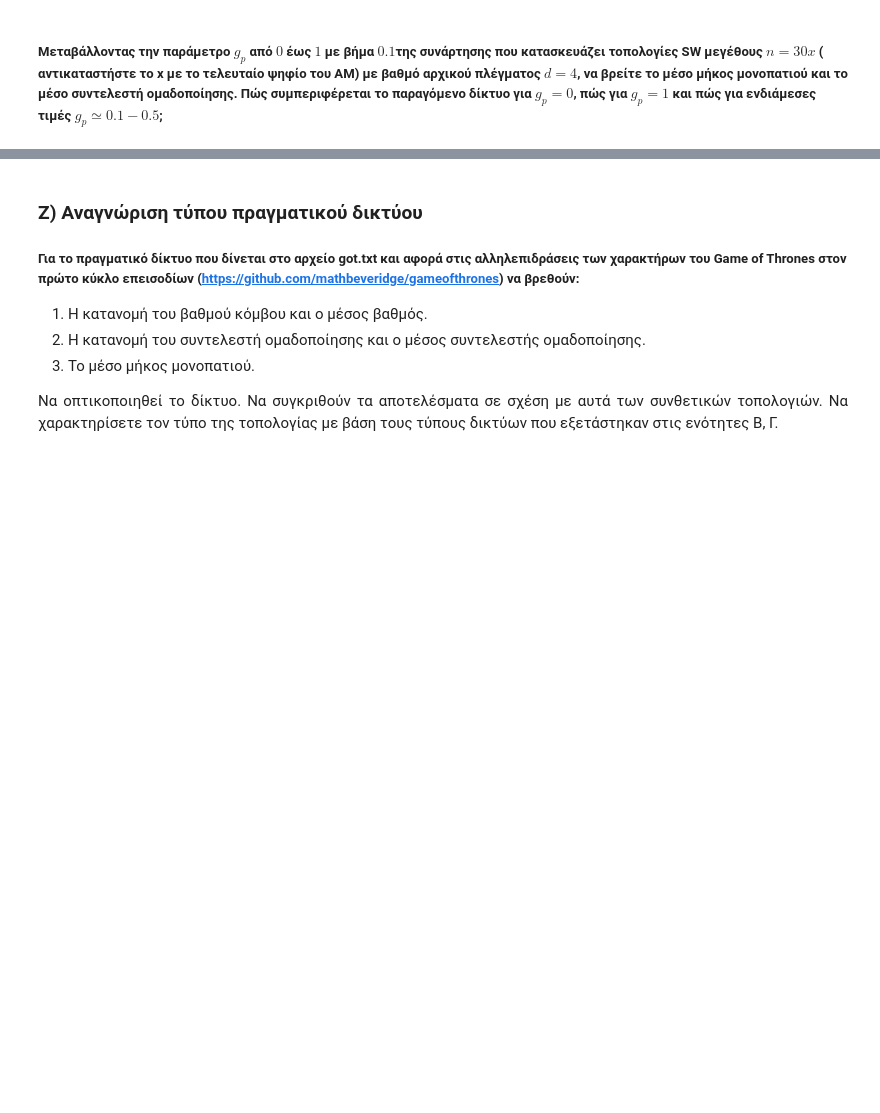
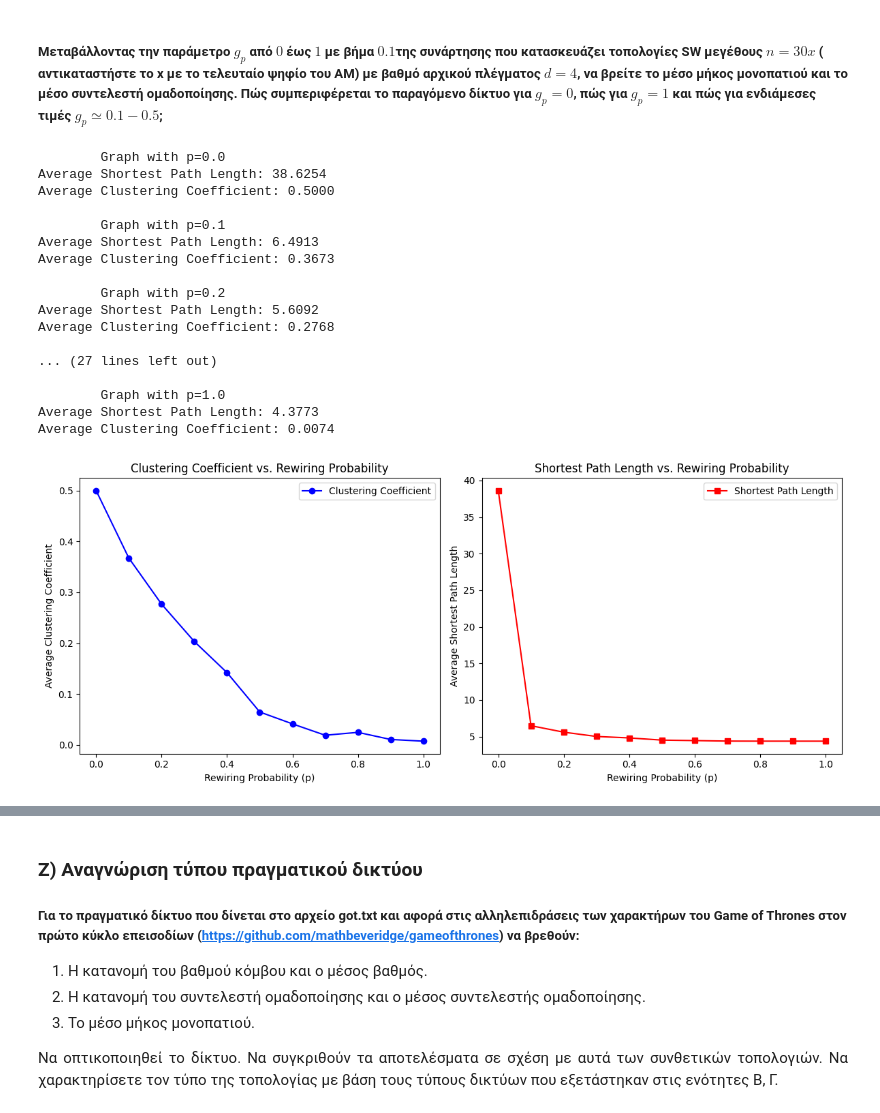
Before and after one commit to ntua-el20827/NTUA_Social_Networks_Analysis, a Jupyter notebook: lab01/lab1_student_version_2024.ipynb, the cells around one changed output, grey strips where cells are left out. Drawn from its saved outputs; the diff is of its cells as text; code cells hidden in the pictures; blank space fills up the shorter version.

```diff
--- a/lab01/lab1_student_version_2024.ipynb
+++ b/lab01/lab1_student_version_2024.ipynb
@@ -1012,0 +1009,63 @@ d=4
+# %%
+random.seed(seedno)
+n=307
+d=4
+probabilities = []
+clustering_coefficients = []
+shortest_path_lengths = []
+
+for gp in [round(i*0.1,1) for i in range(11)]: #gp = 0.0, 0.1, 0.2, ..., 1.0
+    probabilities.append(gp)
+    SW = nx.watts_strogatz_graph(n,d,gp,seed=seedno)
+    # Mean Clustering Coefficient
+    avg_clustering = av_cc(SW) # from B.1.2
+    clustering_coefficients.append(avg_clustering)
+    # Average Shortest Path Length
+    path_lengths = compute_path_lengths(SW) # from B2.1
+    avg_shortest_path = np.mean([length for lengths in path_lengths.values() for length in lengths.values()])
+    shortest_path_lengths.append(avg_shortest_path)
+    #print
+    print(f'\tGraph with p={gp}')
+    print(f'Average Shortest Path Length: {avg_shortest_path:.4f}')
+    print(f'Average Clustering Coefficient: {avg_clustering:.4f}\n')
+
+# Plotting
+plt.figure(figsize=(12, 5))
+
+# Plot for Average Clustering Coefficient
+plt.subplot(1, 2, 1)
+plt.plot(probabilities, clustering_coefficients, marker='o', color='b', label="Clustering Coefficient")
+plt.xlabel("Rewiring Probability (p)")
+plt.ylabel("Average Clustering Coefficient")
+plt.title("Clustering Coefficient vs. Rewiring Probability")
+plt.legend()
+
+# Plot for Average Shortest Path Length
+plt.subplot(1, 2, 2)
+plt.plot(probabilities, shortest_path_lengths, marker='s', color='r', label="Shortest Path Length")
+plt.xlabel("Rewiring Probability (p)")
+plt.ylabel("Average Shortest Path Length")
+plt.title("Shortest Path Length vs. Rewiring Probability")
+plt.legend()
+
+plt.tight_layout()
+plt.show()
+# %% [output]
+        Graph with p=0.0
+Average Shortest Path Length: 38.6254
+Average Clustering Coefficient: 0.5000
+
+        Graph with p=0.1
+Average Shortest Path Length: 6.4913
+Average Clustering Coefficient: 0.3673
+
+        Graph with p=0.2
+Average Shortest Path Length: 5.6092
+Average Clustering Coefficient: 0.2768
+
+... (27 lines left out)
+
+        Graph with p=1.0
+Average Shortest Path Length: 4.3773
+Average Clustering Coefficient: 0.0074
+[figure, added]
```
Also changed, not shown: parts of 3 cells of this notebook.
